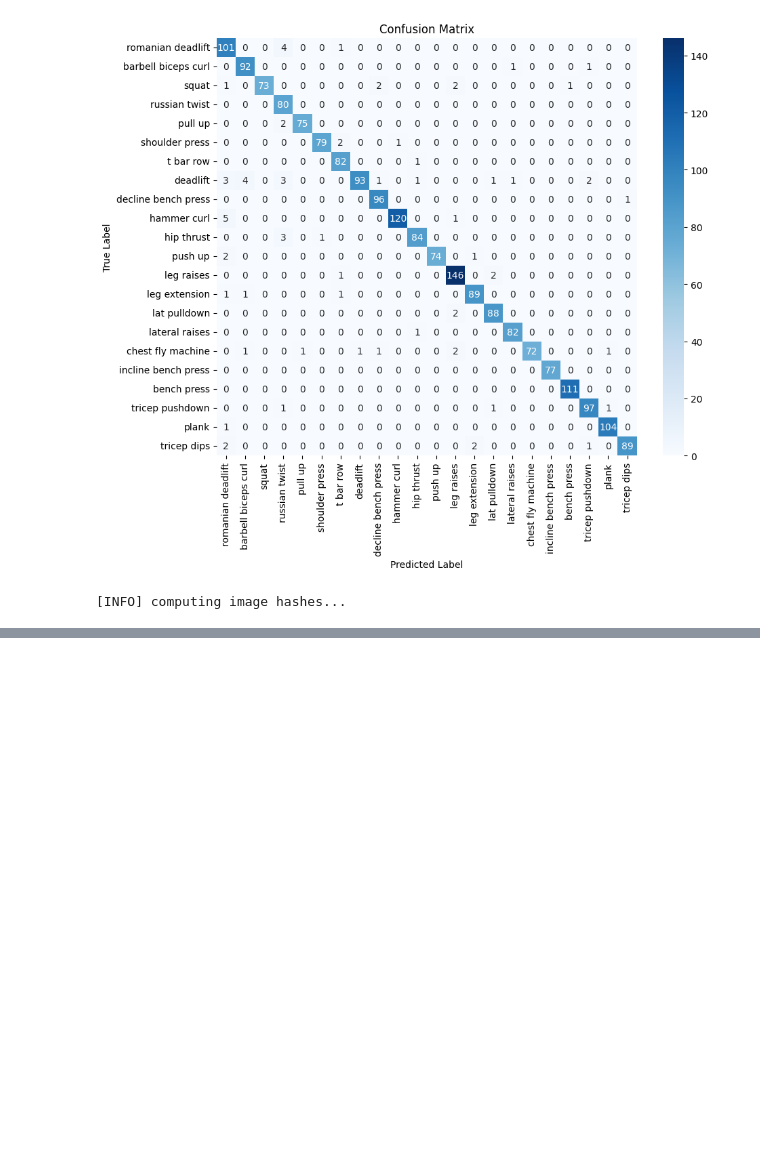
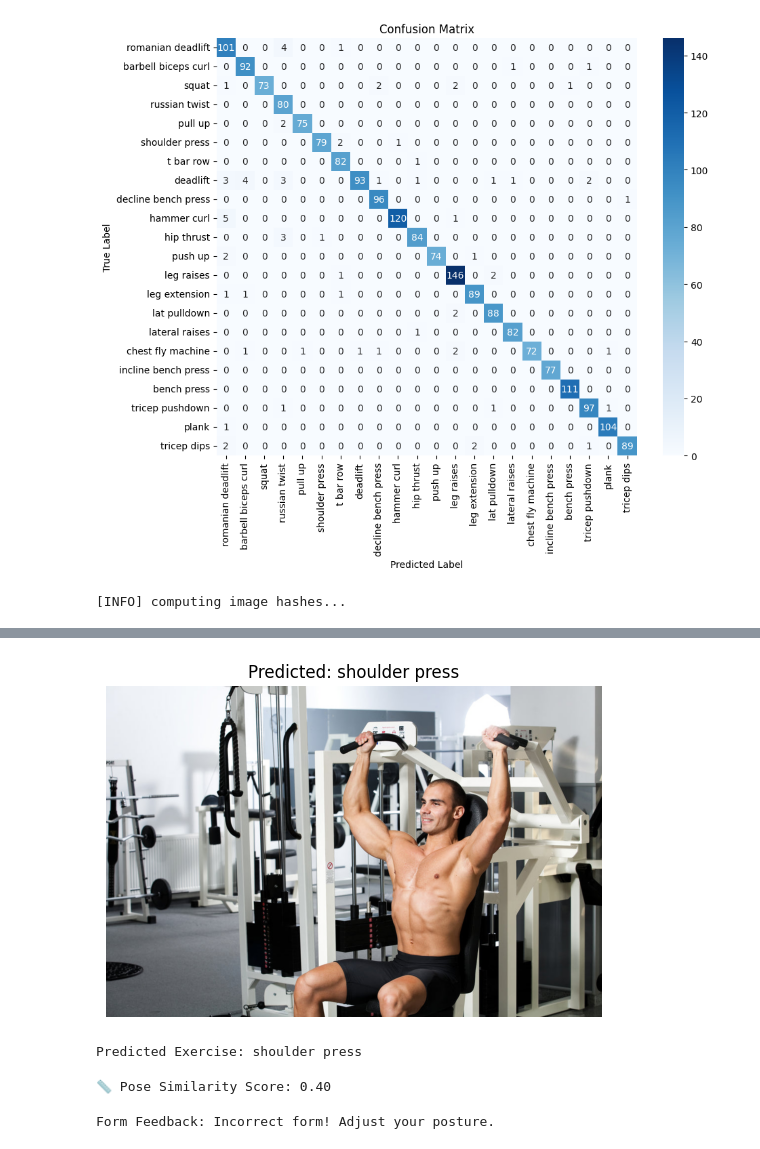
Before and after one commit to NoeljToms/404NotFit, a Jupyter notebook: WorkoutClassificationWithPoseEstimation.ipynb, the cells around one changed output, grey strips where cells are left out. Cells and saved outputs as stored; diff of their text form; code cells hidden in the pictures; blank space fills up the shorter version.

```diff
--- a/WorkoutClassificationWithPoseEstimation.ipynb
+++ b/WorkoutClassificationWithPoseEstimation.ipynb
@@ -360,0 +538,10 @@ for (h, hashed_paths) in hashes.items():
+# %%
+# Image URL to classify
+image_url = "https://cdn.shopify.com/s/files/1/1876/4703/files/shutterstock_69079702_1024x1024.jpg?v=1644309689"  # Replace with an actual image URL
+
+# Classify the image using the existing function
+predicted_exercise = classify_image_from_url(image_url, model)
+print(f"Predicted Exercise: {predicted_exercise}")
+# %% [output]
+[figure, added]
+Predicted Exercise: shoulder press
@@ -360,0 +583,49 @@ for (h, hashed_paths) in hashes.items():
+# %%
+def find_best_matching_pose(new_pose, exercise_label):
+    """Finds the most similar pose in the dataset for the given exercise type."""
+    best_match = None
+    highest_similarity = -1
+
+    # Ensure y_labels is a NumPy array
+    global y_labels, X_dataset  # Ensure using global variables
+    y_labels = np.array(y_labels)
+
+    # Debugging: Print available labels
+    if exercise_label not in y_labels:
+        print(f"Exercise label '{exercise_label}' not found in dataset!")
+        print("Available Labels:", np.unique(y_labels))
+
+    # Ensure correct filtering
+    relevant_indices = np.where(y_labels == exercise_label)[0]
+    relevant_poses = X_dataset[relevant_indices] if len(relevant_indices) > 0 else X_dataset
+
+    if len(relevant_poses) > 0:
+        similarities = cosine_similarity([new_pose], relevant_poses)
+        highest_similarity = np.max(similarities)
+        best_match = relevant_poses[np.argmax(similarities)]
+    else:
+        highest_similarity = -1
+
+    return highest_similarity
+
+# Find similarity to dataset reference poses
+if new_pose is not None:
+    similarity_score = find_best_matching_pose(new_pose, predicted_exercise)
+    print(f"📏 Pose Similarity Score: {similarity_score:.2f}")
+# %% [output]
+📏 Pose Similarity Score: 0.40
+# %%
+def assess_form(similarity_score, threshold=0.75):
+    """Provides form assessment based on similarity to correct poses."""
+    if similarity_score >= threshold:
+        return "Form is correct!"
+    elif 0.5 <= similarity_score < threshold:
+        return "Form needs improvement."
+    else:
+        return "Incorrect form! Adjust your posture."
+
+# Get form feedback
+form_feedback = assess_form(similarity_score)
+print("Form Feedback:", form_feedback)
+# %% [output]
+Form Feedback: Incorrect form! Adjust your posture.
```
Also changed, not shown: parts of 5 cells of this notebook.
